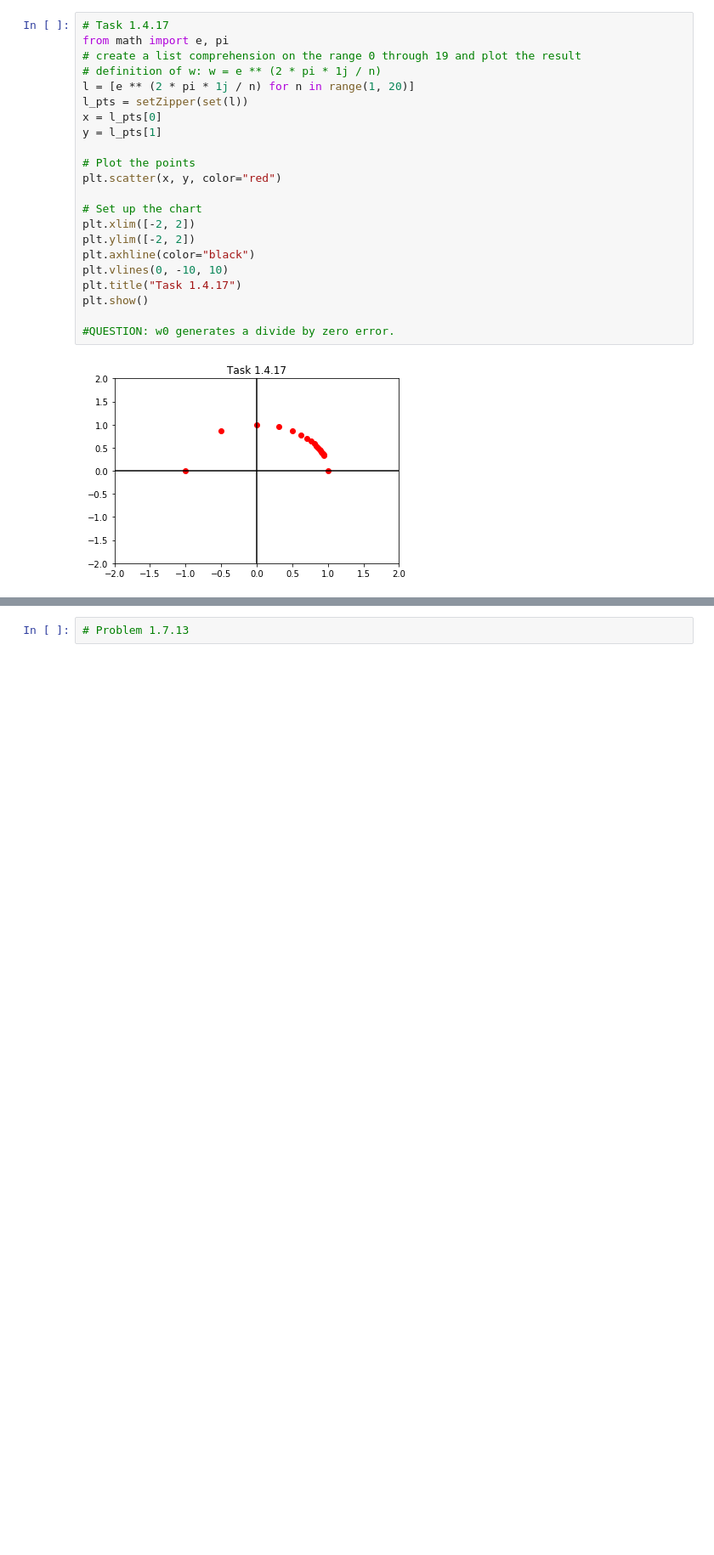
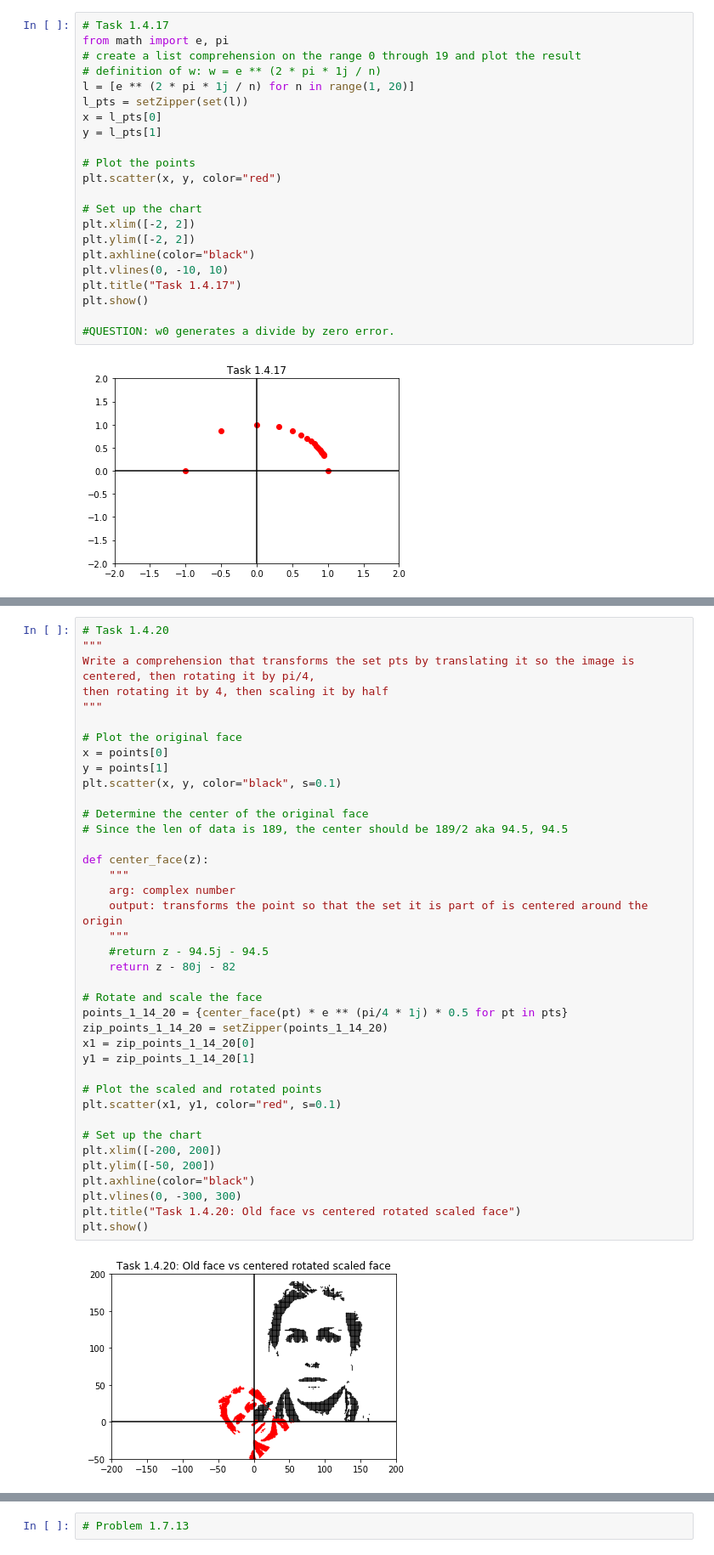
Before and after one commit to gkarp/coding_the_matrix, a Jupyter notebook: chapter1.ipynb, the cells around one changed output, grey strips where cells are left out. Shown at 85% size. Drawn from its saved outputs; the diff is of its cells as text; blank space fills up the shorter version.

```diff
--- a/chapter1.ipynb
+++ b/chapter1.ipynb
@@ -310,0 +332,41 @@ plt.show()
+# %%
+# Task 1.4.20
+"""
+Write a comprehension that transforms the set pts by translating it so the image is centered, then rotating it by pi/4,
+then rotating it by 4, then scaling it by half
+"""
+
+# Plot the original face
+x = points[0]
+y = points[1]
+plt.scatter(x, y, color="black", s=0.1)
+
+# Determine the center of the original face
+# Since the len of data is 189, the center should be 189/2 aka 94.5, 94.5
+
+def center_face(z):
+    """
+    arg: complex number
+    output: transforms the point so that the set it is part of is centered around the origin
+    """
+    #return z - 94.5j - 94.5
+    return z - 80j - 82
+
+# Rotate and scale the face
+points_1_14_20 = {center_face(pt) * e ** (pi/4 * 1j) * 0.5 for pt in pts}
+zip_points_1_14_20 = setZipper(points_1_14_20)
+x1 = zip_points_1_14_20[0]
+y1 = zip_points_1_14_20[1]
+
+# Plot the scaled and rotated points
+plt.scatter(x1, y1, color="red", s=0.1)
+
+# Set up the chart
+plt.xlim([-200, 200])
+plt.ylim([-50, 200])
+plt.axhline(color="black")
+plt.vlines(0, -300, 300)
+plt.title("Task 1.4.20: Old face vs centered rotated scaled face")
+plt.show()
+# %% [output]
+[figure, added]
```
Also changed, not shown: parts of 46 cells of this notebook.
